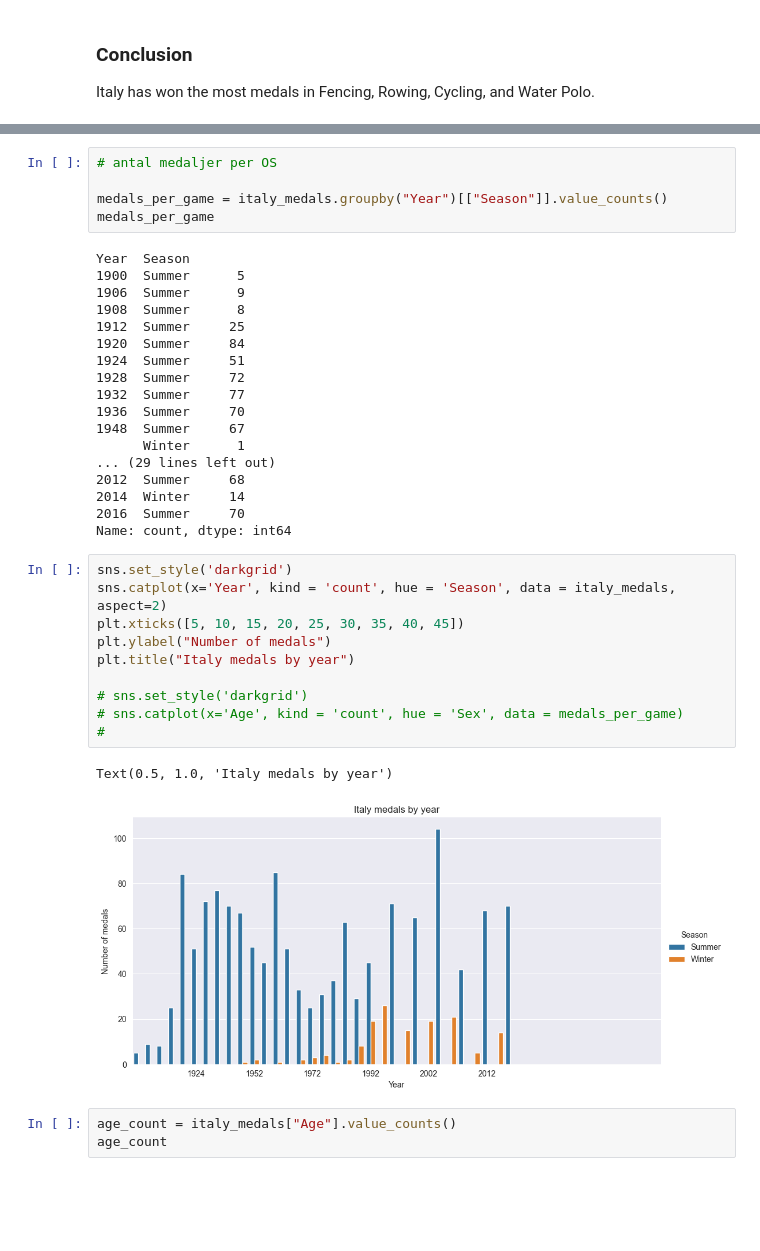
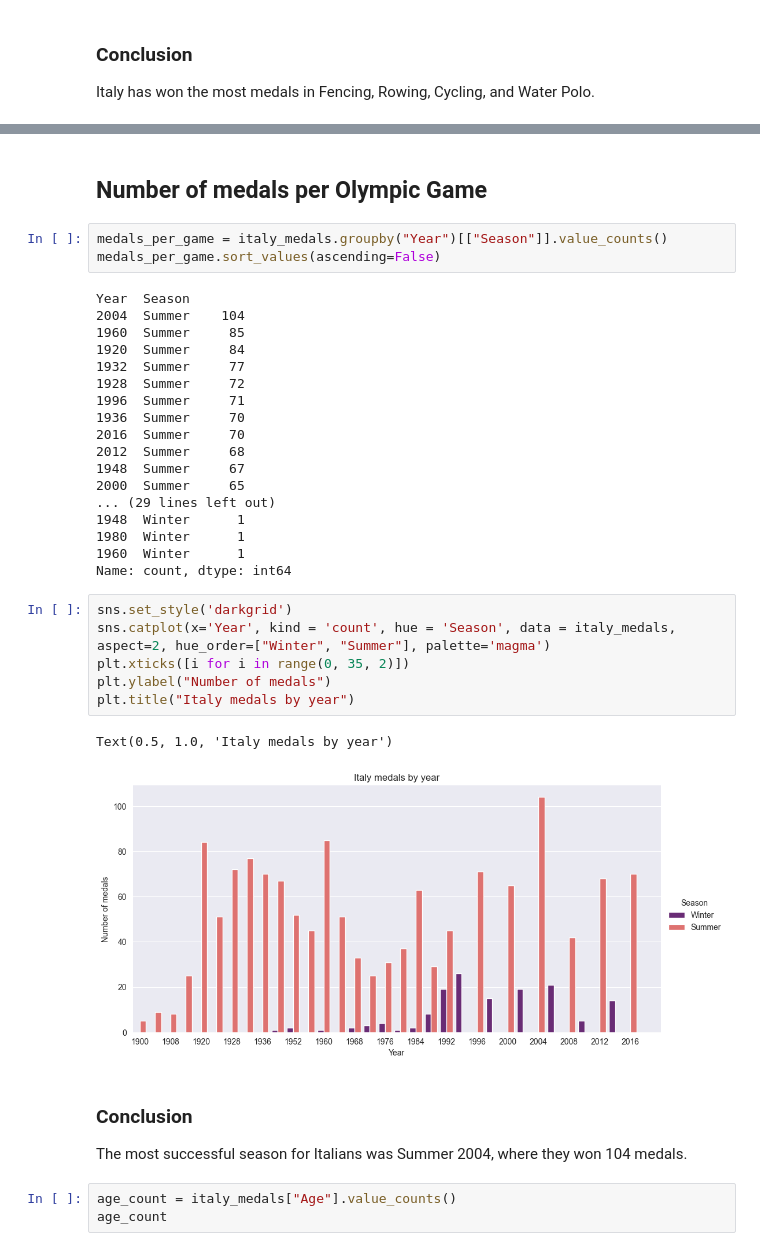
Before and after one commit to TobiasEnglund/Projekt-OS-Italien, a Jupyter notebook: Uppgift_1.ipynb, the cells around one changed output, grey strips where cells are left out. Saved outputs shown, nothing was run; the diff lists cells and outputs as text; blank space fills up the shorter version.

```diff
--- a/Uppgift_1.ipynb
+++ b/Uppgift_1.ipynb
@@ -91,39 +76,39 @@ italy_medals.head(5)
+# %% [markdown]
+## Number of medals per Olympic Game
 # %%
-# antal medaljer per OS
-
 medals_per_game = italy_medals.groupby("Year")[["Season"]].value_counts()
-medals_per_game
+medals_per_game.sort_values(ascending=False)
 # %% [output]
 Year  Season
-1900  Summer      5
-1906  Summer      9
-1908  Summer      8
-1912  Summer     25
+2004  Summer    104
+1960  Summer     85
 1920  Summer     84
-1924  Summer     51
+1932  Summer     77
 1928  Summer     72
-1932  Summer     77
+1996  Summer     71
 1936  Summer     70
+2016  Summer     70
+2012  Summer     68
 1948  Summer     67
-      Winter      1
+2000  Summer     65
 ... (29 lines left out)
-2012  Summer     68
-2014  Winter     14
-2016  Summer     70
+1948  Winter      1
+1980  Winter      1
+1960  Winter      1
 Name: count, dtype: int64
 # %%
 sns.set_style('darkgrid')
-sns.catplot(x='Year', kind = 'count', hue = 'Season', data = italy_medals, aspect=2)
-plt.xticks([5, 10, 15, 20, 25, 30, 35, 40, 45])
+sns.catplot(x='Year', kind = 'count', hue = 'Season', data = italy_medals, aspect=2, hue_order=["Winter", "Summer"], palette='magma')
+plt.xticks([i for i in range(0, 35, 2)])
 plt.ylabel("Number of medals")
 plt.title("Italy medals by year")
-
-# sns.set_style('darkgrid')
-# sns.catplot(x='Age', kind = 'count', hue = 'Sex', data = medals_per_game)
-#
 # %% [output]
 Text(0.5, 1.0, 'Italy medals by year')
-[figure, old version]
+[figure, new version]
+# %% [markdown]
+### Conclusion
+
+The most successful season for Italians was Summer 2004, where they won 104 medals.
 # %%
 age_count = italy_medals["Age"].value_counts()
 age_count
```
Also changed, not shown: parts of 27 cells of this notebook.
